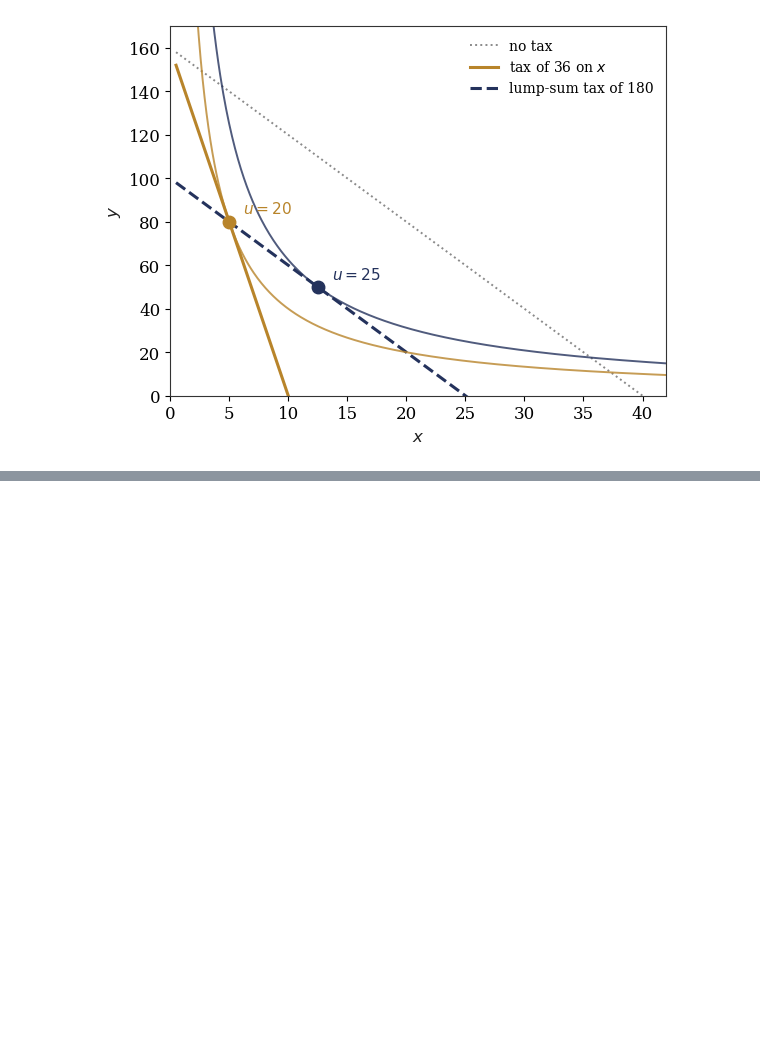
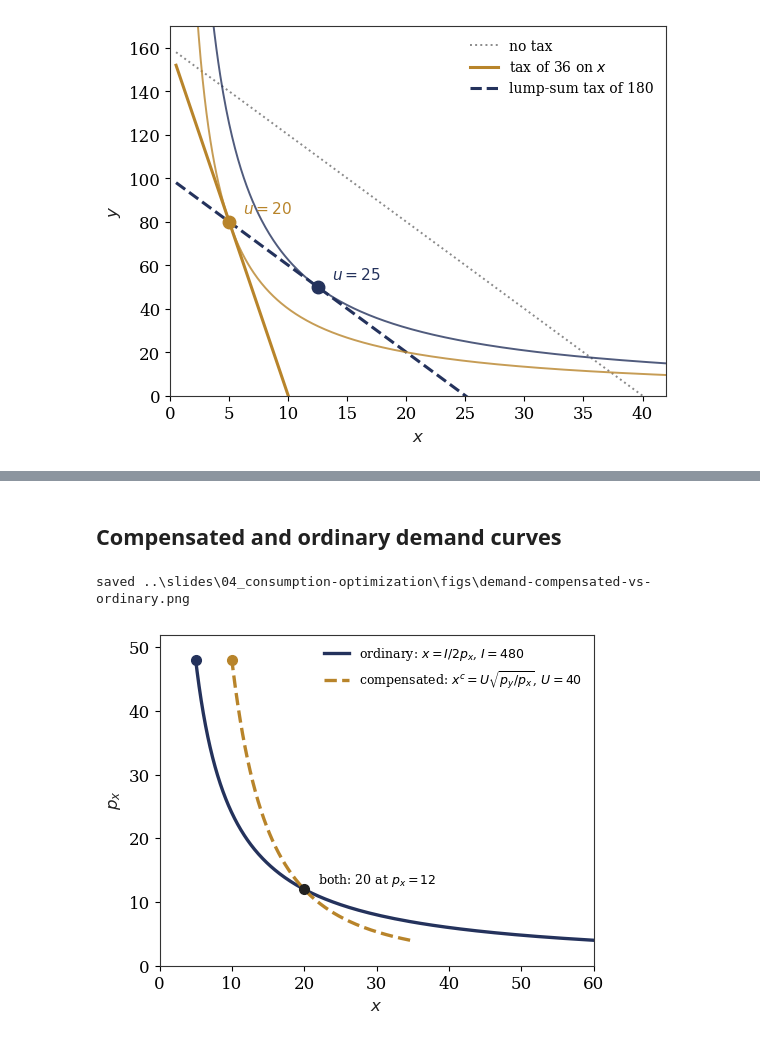
Before and after one commit to jhconning/hunter_eco701, a Jupyter notebook: notebooks/topic04_consumer_figures.ipynb, the cells around one changed output, grey strips where cells are left out. Saved outputs shown, nothing was run; the diff lists cells and outputs as text; code cells hidden in the pictures; blank space fills up the shorter version.

```diff
--- a/notebooks/topic04_consumer_figures.ipynb
+++ b/notebooks/topic04_consumer_figures.ipynb
@@ -137,0 +170,18 @@ saved ..\slides\04_consumption-optimization\figs\lump-sum-principle.png
+# %% [markdown]
+## Compensated and ordinary demand curves
+# %%
+p = np.linspace(4, 48, 300)
+fig, ax = plt.subplots(figsize=(5.6, 4.3))
+ax.plot(240 / p, p, color=NAVY, lw=2.4, label="ordinary: $x = I/2p_x$, $I = 480$")
+ax.plot(40 * np.sqrt(3 / p), p, color=AMBER, lw=2.4, ls="--", label="compensated: $x^c = U\\sqrt{p_y/p_x}$, $U = 40$")
+for (xx, pp, col) in [(20, 12, "#222222"), (10, 48, AMBER), (5, 48, NAVY)]:
+    ax.plot(xx, pp, "o", color=col, ms=7, zorder=5)
+ax.annotate("both: 20 at $p_x = 12$", (20, 12), textcoords="offset points", xytext=(10, 4), fontsize=9)
+ax.set_xlim(0, 60); ax.set_ylim(0, 52)
+ax.set_xlabel("$x$"); ax.set_ylabel("$p_x$")
+ax.legend(frameon=False, fontsize=9, loc="upper right")
+savefig(fig, "demand-compensated-vs-ordinary.png")
+plt.show()
+# %% [output]
+saved ..\slides\04_consumption-optimization\figs\demand-compensated-vs-ordinary.png
+[figure, added]
```
Also changed, not shown: parts of 6 cells of this notebook, 11 other files.
